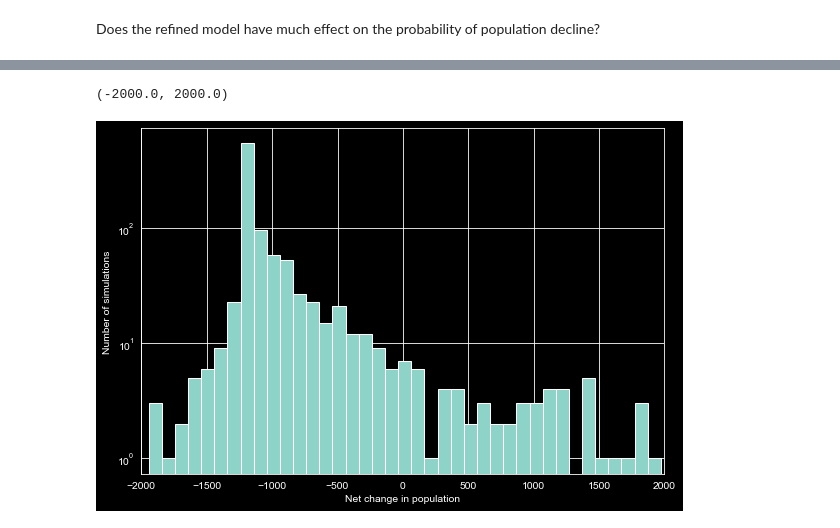
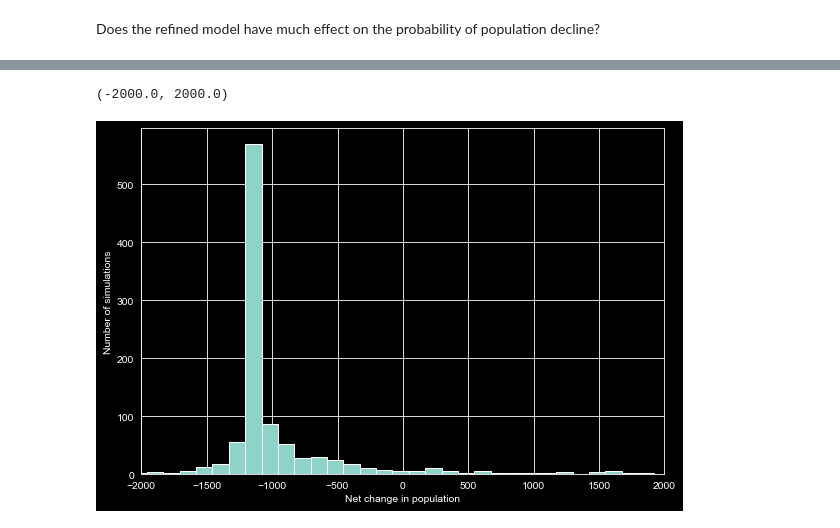
Before and after one commit to brash99/phys441, a Jupyter notebook: JupyterNotebooks/Week9and10/salmon.ipynb, the cells around one changed output, grey strips where cells are left out. Drawn from its saved outputs; the diff is of its cells as text; code cells hidden in the pictures.

```diff
--- a/JupyterNotebooks/Week9and10/salmon.ipynb
+++ b/JupyterNotebooks/Week9and10/salmon.ipynb
@@ -428,9 +431,9 @@ np.mean(net_changes < 0)
 # %%
 plt.hist(net_changes, bins=100)
-plt.yscale('log')
+#plt.yscale('log')
 plt.xlabel('Net change in population')
 plt.ylabel('Number of simulations')
 plt.xlim([-2000, 2000])
 # %% [output]
 (-2000.0, 2000.0)
-[figure, old version]
+[figure, new version]
```
Also changed, not shown: parts of 17 cells of this notebook, 1 other file.
